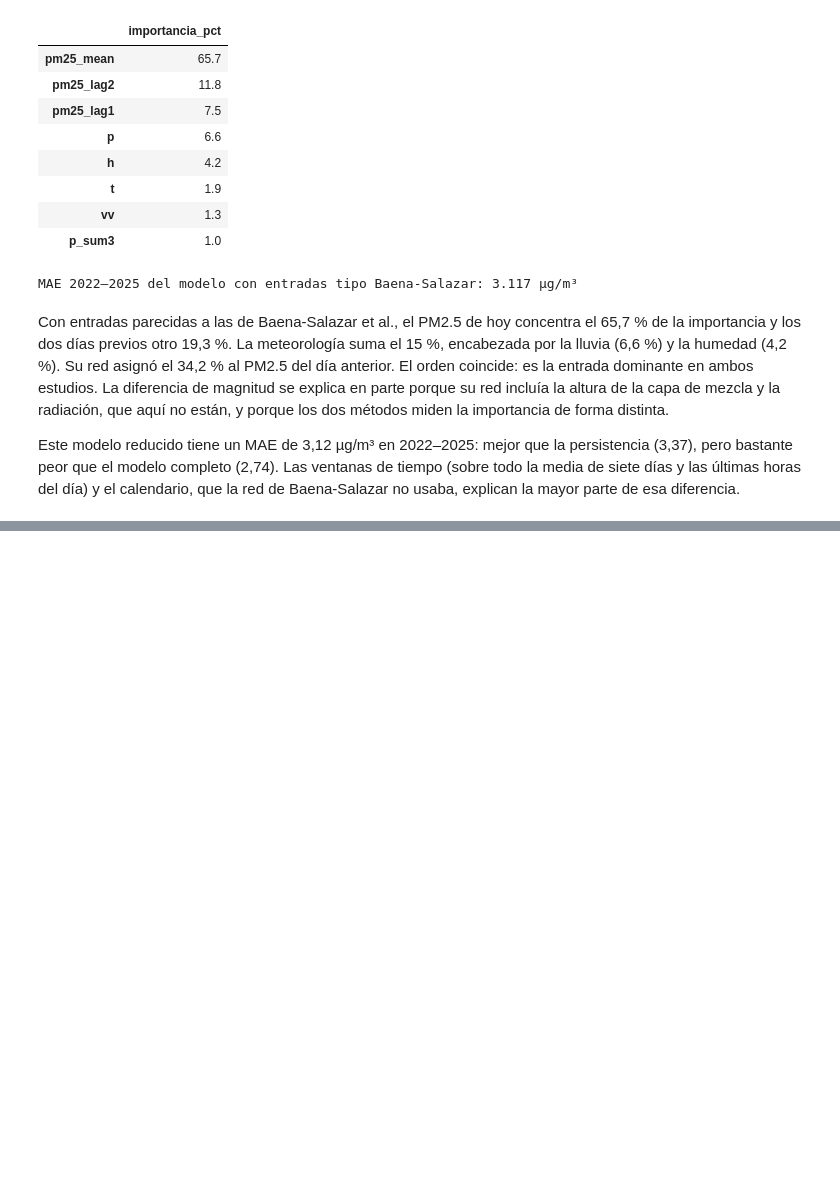
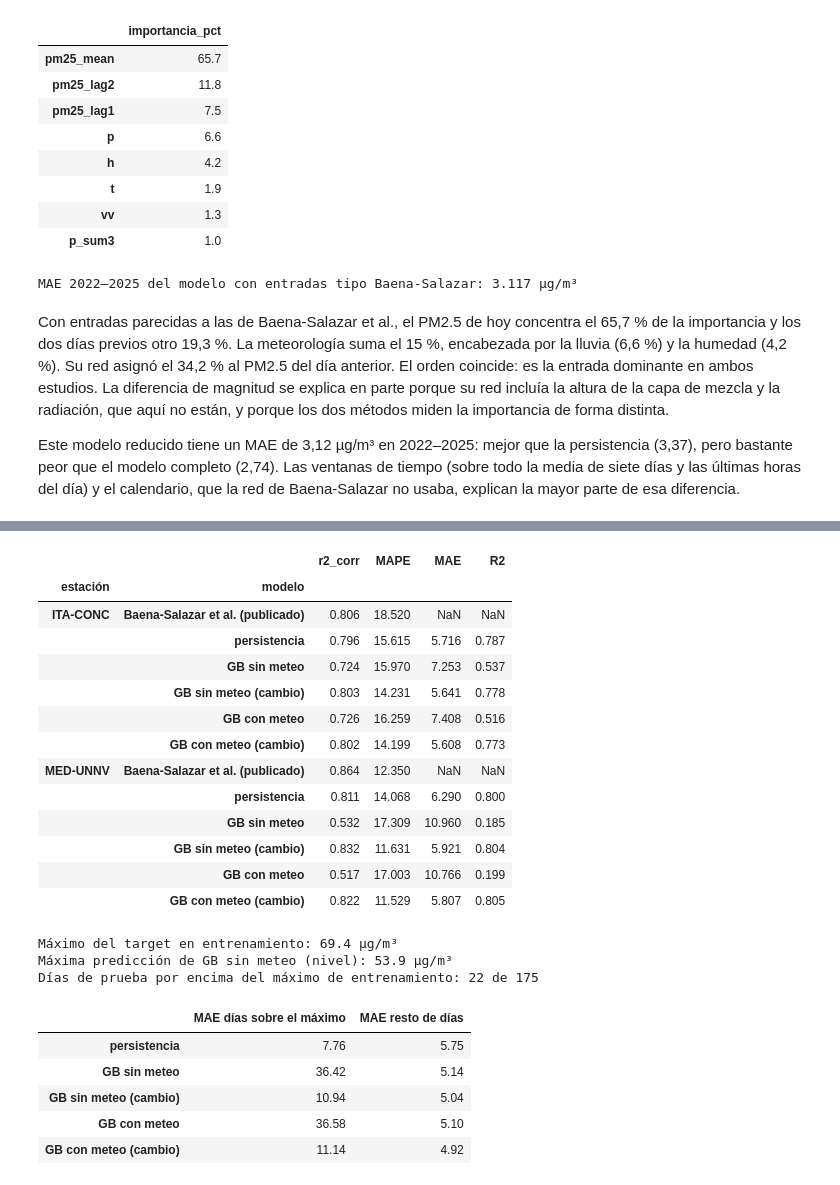
Before and after one commit to linaballesteros/air-quality-applied-ml, a Jupyter notebook: notebooks/02_modelado.ipynb, the cells around one changed output, grey strips where cells are left out. Cells and saved outputs as stored; diff of their text form; code cells hidden in the pictures; blank space fills up the shorter version.

```diff
--- a/notebooks/02_modelado.ipynb
+++ b/notebooks/02_modelado.ipynb
@@ -491,0 +552,63 @@ Este modelo reducido tiene un MAE de 3,12 µg/m³ en 2022–2025: mejor que la p
+# %%
+baena_columns = {
+    'sin meteo': [*baena_stations.columns, *PM25_FEATURES, *CALENDAR_FEATURES],
+    'con meteo': [*baena_stations.columns, *PM25_FEATURES, *CALENDAR_FEATURES, *METEO_FEATURES],
+}
+replica = {'persistencia': baena_test['pm25_mean']}
+for label, columns in baena_columns.items():
+    level = HistGradientBoostingRegressor(**GB_PARAMS).fit(baena_train[columns], baena_train[TARGET])
+    replica[f'GB {label}'] = pd.Series(level.predict(baena_test[columns]), index=baena_test.index)
+    change = HistGradientBoostingRegressor(**GB_PARAMS).fit(
+        baena_train[columns], baena_train[TARGET] - baena_train['pm25_mean'])
+    replica[f'GB {label} (cambio)'] = baena_test['pm25_mean'] + change.predict(baena_test[columns])
+
+
+def replica_metrics(y_true, y_pred):
+    return {
+        **regression_metrics(y_true, y_pred),
+        'r2_corr': np.corrcoef(y_true, y_pred)[0, 1] ** 2,
+        'MAPE': 100 * ((y_true - y_pred).abs() / y_true).mean(),
+    }
+
+
+rows = []
+for station in BAENA_PM25_TO_METEO:
+    mask = baena_test['station_id'] == station
+    rows.append({'estación': station, 'modelo': 'Baena-Salazar et al. (publicado)', **BAENA_REPORTED.loc[station].to_dict()})
+    for model, values in replica.items():
+        rows.append({'estación': station, 'modelo': model, **replica_metrics(baena_test.loc[mask, TARGET], values[mask])})
+replica_table = pd.DataFrame(rows).set_index(['estación', 'modelo'])
+display(replica_table[['r2_corr', 'MAPE', 'MAE', 'R2']].round(3))
+
+above = baena_test[TARGET] > baena_train[TARGET].max()
+print('Máximo del target en entrenamiento:', round(baena_train[TARGET].max(), 1), 'µg/m³')
+print('Máxima predicción de GB sin meteo (nivel):', round(replica['GB sin meteo'].max(), 1), 'µg/m³')
+print('Días de prueba por encima del máximo de entrenamiento:', int(above.sum()), 'de', len(baena_test))
+display(pd.DataFrame({
+    model: [(baena_test[TARGET] - values)[above].abs().mean(), (baena_test[TARGET] - values)[~above].abs().mean()]
+    for model, values in replica.items()
+}, index=['MAE días sobre el máximo', 'MAE resto de días']).T.round(2))
+# %% [output]
+|  |  | r2_corr | MAPE | MAE | R2 |
+| estación | modelo |  |  |  |  |
+| ITA-CONC | Baena-Salazar et al. (publicado) | 0.806 | 18.520 | NaN | NaN |
+|  | persistencia | 0.796 | 15.615 | 5.716 | 0.787 |
+|  | GB sin meteo | 0.724 | 15.970 | 7.253 | 0.537 |
+|  | GB sin meteo (cambio) | 0.803 | 14.231 | 5.641 | 0.778 |
+|  | GB con meteo | 0.726 | 16.259 | 7.408 | 0.516 |
+|  | GB con meteo (cambio) | 0.802 | 14.199 | 5.608 | 0.773 |
+| MED-UNNV | Baena-Salazar et al. (publicado) | 0.864 | 12.350 | NaN | NaN |
+|  | persistencia | 0.811 | 14.068 | 6.290 | 0.800 |
+|  | GB sin meteo | 0.532 | 17.309 | 10.960 | 0.185 |
+|  | GB sin meteo (cambio) | 0.832 | 11.631 | 5.921 | 0.804 |
+|  | GB con meteo | 0.517 | 17.003 | 10.766 | 0.199 |
+|  | GB con meteo (cambio) | 0.822 | 11.529 | 5.807 | 0.805 |
+Máximo del target en entrenamiento: 69.4 µg/m³
+Máxima predicción de GB sin meteo (nivel): 53.9 µg/m³
+Días de prueba por encima del máximo de entrenamiento: 22 de 175
+|  | MAE días sobre el máximo | MAE resto de días |
+| persistencia | 7.76 | 5.75 |
+| GB sin meteo | 36.42 | 5.14 |
+| GB sin meteo (cambio) | 10.94 | 5.04 |
+| GB con meteo | 36.58 | 5.10 |
+| GB con meteo (cambio) | 11.14 | 4.92 |
```
Also changed, not shown: parts of 8 cells of this notebook, 6 other files.
